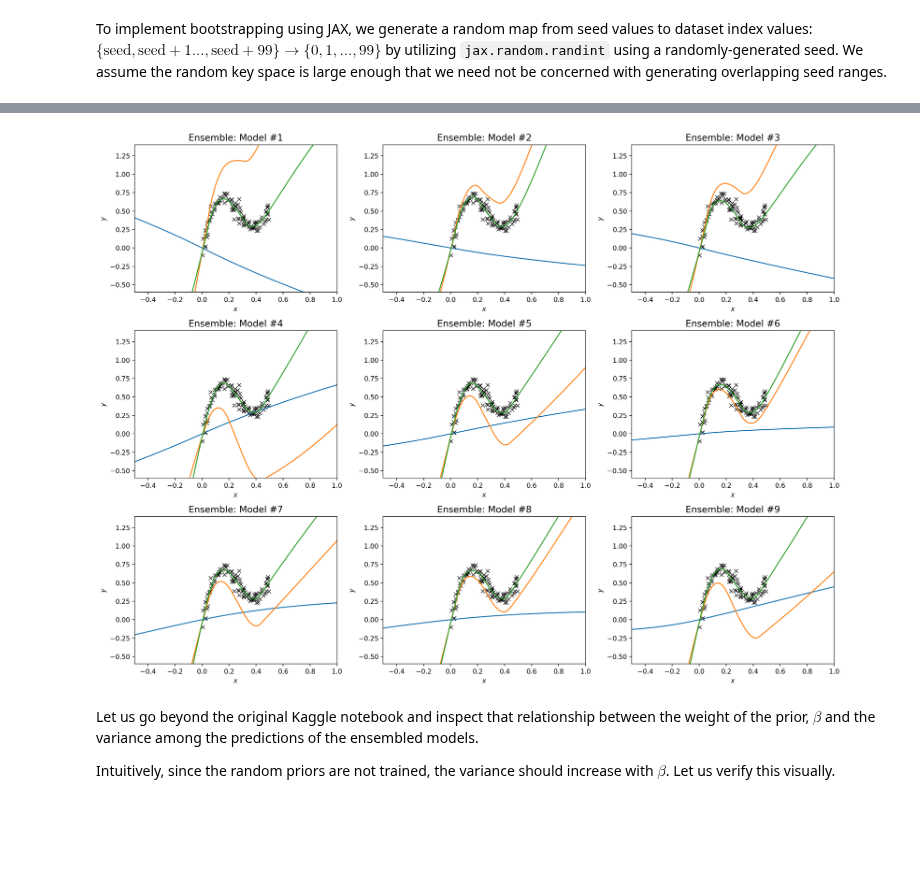
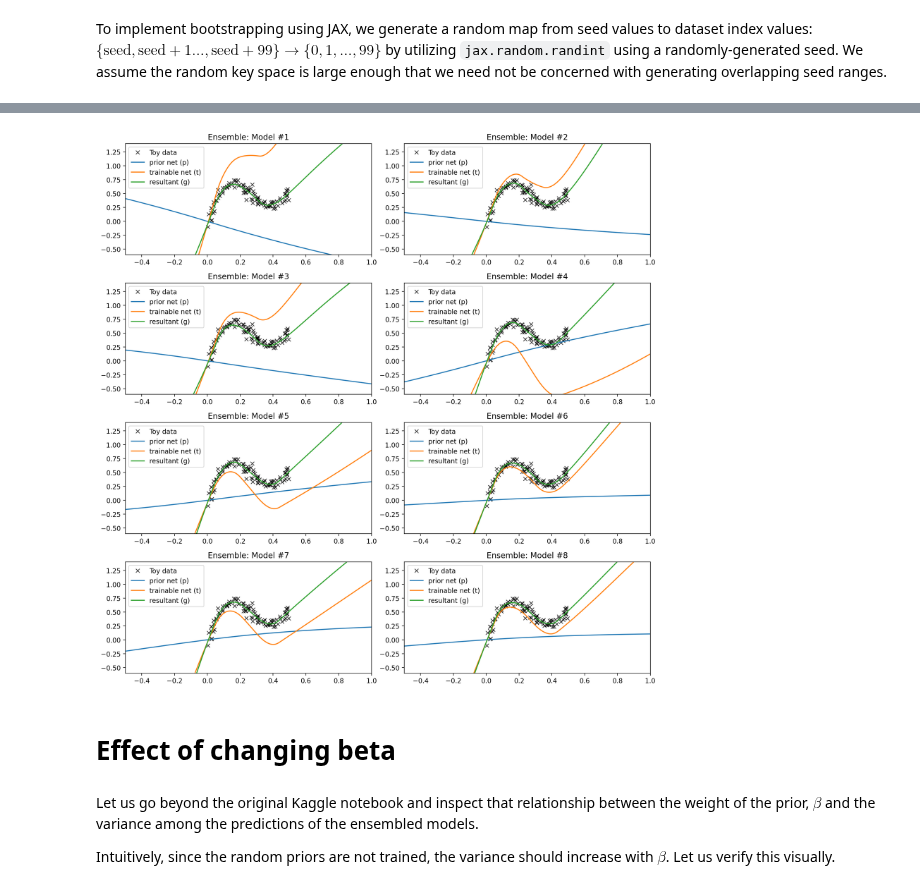
Before and after one commit to probml/probml-notebooks, a Jupyter notebook: notebooks/randomized_priors.ipynb, the cells around one changed output, grey strips where cells are left out. Cells and saved outputs as stored; diff of their text form; code cells hidden in the pictures; blank space fills up the shorter version.

```diff
--- a/notebooks/randomized_priors.ipynb
+++ b/notebooks/randomized_priors.ipynb
@@ -81,7 +97,7 @@ class GenericNet(nn.Module):
 class Model(nn.Module):
     prior: GenericNet
     trainable: GenericNet
-    beta: int
+    beta: float
 
     @nn.compact
     def __call__(self, x):
@@ -115,17 +131,19 @@ def train(key, X, Y, beta, epochs):
         train_state = train_epoch(p_params, train_state, X, Y, beta)
     return p_params, train_state.params
 # %%
-params = train(jax.random.PRNGKey(0), X, Y, 3, 2000)
+beta = 3
+epochs = 2000
+params = train(jax.random.PRNGKey(0), X, Y, beta, epochs)
 # %%
 # Prediction function to be resued in Part 3
 def get_predictions(X, params, beta):
     prior, trainable = params
     generic = GenericNet()
     model = Model(prior=GenericNet(), trainable=GenericNet(), beta=beta)
-    Y_prior = generic.apply({'params': prior}, x_grid)
-    Y_trainable = generic.apply({'params': trainable}, x_grid)
+    Y_prior = generic.apply({'params': prior}, X)
+    Y_trainable = generic.apply({'params': trainable}, X)
     Y_model = model.apply({'params': {'prior': prior, 'trainable': trainable}},
-                          x_grid)
+                          X)
     return Y_prior, Y_trainable, Y_model
 # %%
 Y_prior, Y_trainable, Y_model = get_predictions(x_grid, params, 3)
@@ -168,11 +190,13 @@ def build_ensemble(n_estimators, beta, X, Y, epochs, bootstrap):
     return ensemble
 # %%
 # Array of predictions for each model in trained ensemble
+
+# parallelize me
 def get_ensemble_predictions(n_estimators, beta, X, Y, X_new, epochs,
                              bootstrap=True):
     prior_grid, trainable_grid, y_grid = [], [], []
     for model in build_ensemble(n_estimators, beta, X, Y, epochs, bootstrap):
-        Y_prior, Y_trainable, Y_model = get_predictions(x_grid, model, beta)
+        Y_prior, Y_trainable, Y_model = get_predictions(X_new, model, beta)
         prior_grid.append(Y_prior)
         trainable_grid.append(Y_trainable)
         y_grid.append(Y_model)
@@ -180,22 +209,29 @@ def get_ensemble_predictions(n_estimators, beta, X, Y, X_new, epochs,
 # %%
-# Compute prediction values for each net in ensemble
-p_grid, t_grid, y_grid = get_ensemble_predictions(9, 3, X, Y, x_grid, 2000)
-
 # Plot the results
-plt.figure(figsize=[16,12], dpi=200)
-for i in range(9):
-    plt.subplot(3,3,i+1)
+plt.figure(figsize=[12,12], dpi=200)
+for i in range(8):
+    plt.subplot(4,2,i+1)
     plt.plot(X, Y, 'kx', label='Toy data', alpha=0.8)
     plt.plot(x_grid, p_grid[i,:,0], label='prior net (p)')
-    plt.plot(x_grid, t_grid[i,:,0], label='trainable net (f)')
-    plt.plot(x_grid, y_grid[i,:,0], label='resultant (Q)')
-    plt.title('Ensemble: Model #{}'.format(i+1), fontsize=14)
-    plt.xlabel('$x$'); plt.ylabel('$y$')
+    plt.plot(x_grid, t_grid[i,:,0], label='trainable net (t)')
+    plt.plot(x_grid, y_grid[i,:,0], label='resultant (g)')
+    plt.title('Ensemble: Model #{}'.format(i+1))
+    #plt.xlabel('$x$'); plt.ylabel('$y$')
     plt.xlim(-0.5,1.0); plt.ylim(-0.6,1.4)
+    #plt.axis('off')
+    #plt.xticks([])
+    #plt.yticks([])
+    plt.legend()
+
 plt.tight_layout()
+
+plt.savefig('randomized_priors_multi_model.pdf')
+plt.savefig('randomized_priors_multi_model.png')
 plt.show();
 # %% [output]
-[figure, old version]
+[figure, new version]
+# %% [markdown]
+# Effect of changing beta
 # %% [markdown]
 Let us go beyond the original Kaggle notebook and inspect that relationship between the weight of the prior, $\beta$ and the variance among the predictions of the ensembled models.
 
```
Also changed, not shown: parts of 13 cells of this notebook.
